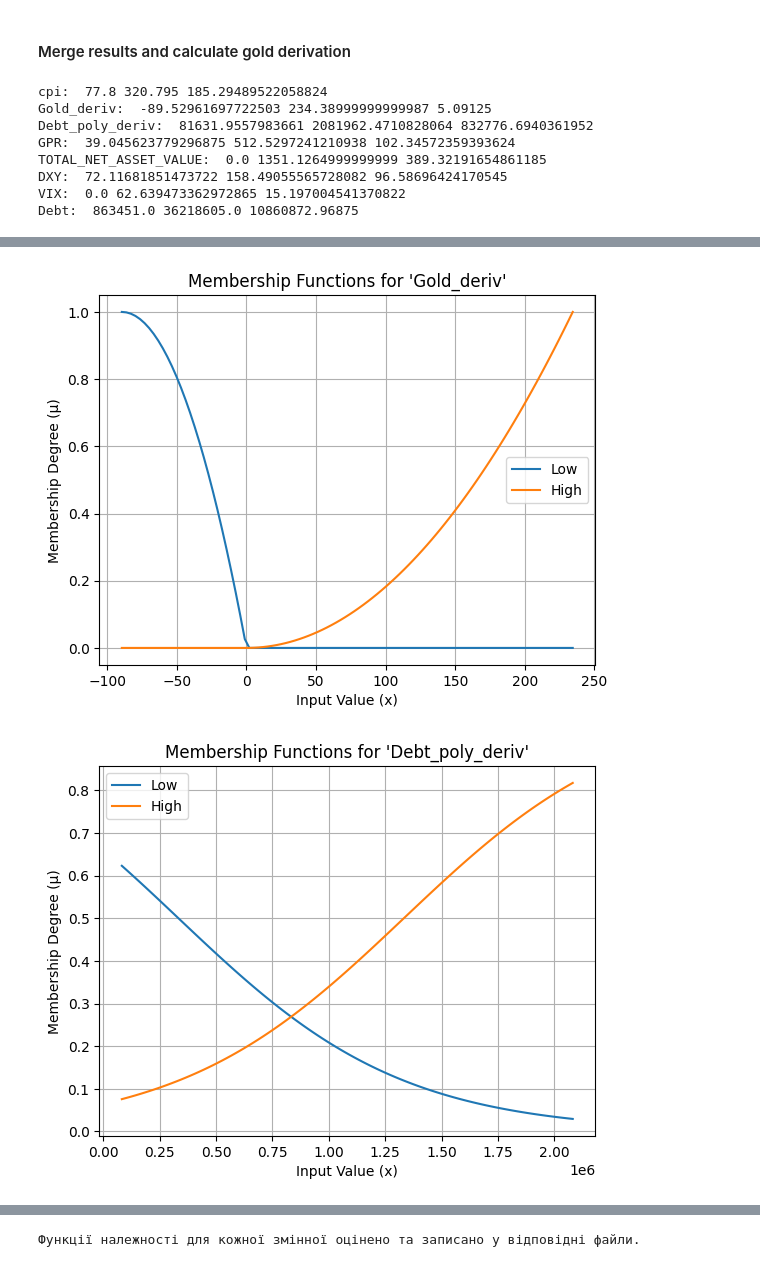
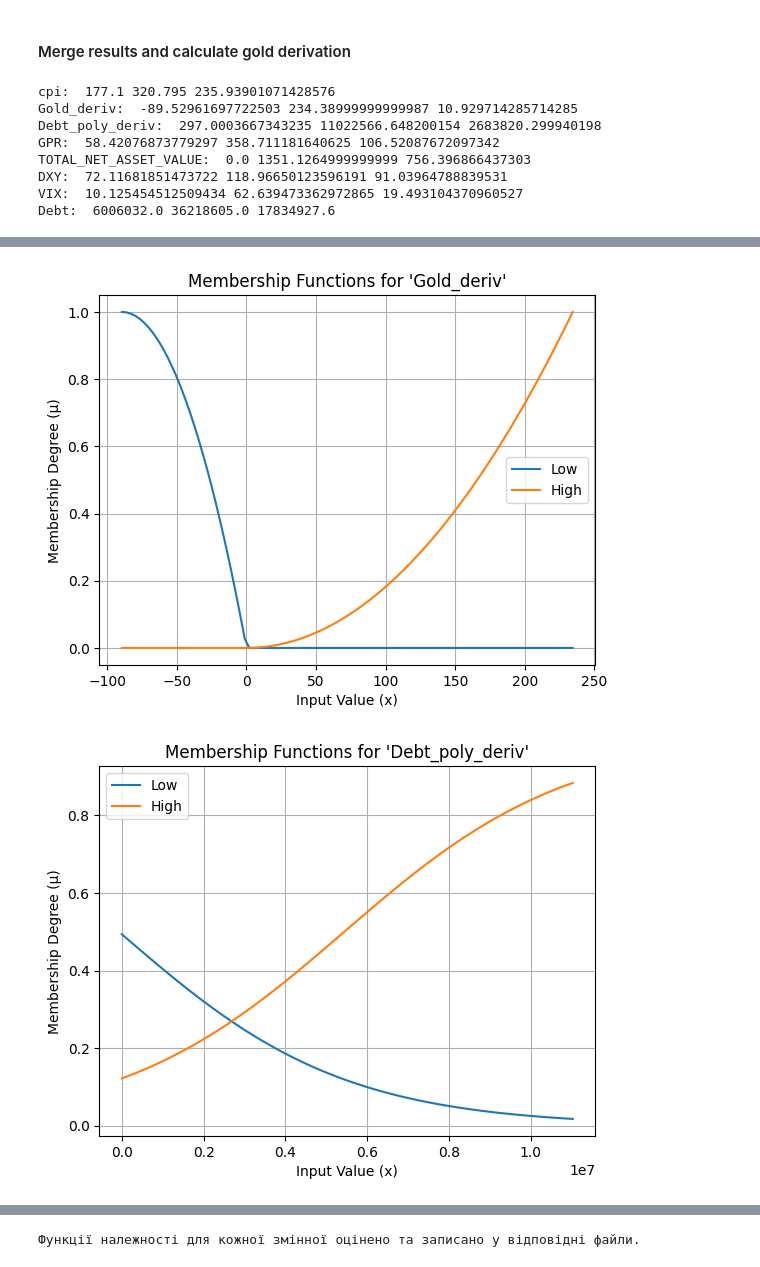
Before and after one commit to Illia-Andrieiev/CourseWork, a Jupyter notebook: main.ipynb, the cells around one changed output, grey strips where cells are left out. Drawn from its saved outputs; the diff is of its cells as text; code cells hidden in the pictures.

```diff
--- a/main.ipynb
+++ b/main.ipynb
@@ -391,7 +388,8 @@ merged = merged.sort_values("Date").reset_index(drop=True)
 merged = merged[merged["Gold"].notna()].reset_index(drop=True)
 
 print(merged.head())  # Inspect merged result
-
+merged = merged.fillna(0)
+merged = merged[merged["Date"] >= "2002-01-01"]
 
 merged.to_csv("data/merged_filtered_data.csv", index=False)
 # %% [output]
@@ -429,7 +427,7 @@ x_year = merged_df['year'].values - merged_df['year'].min()  # Normalize x-axis
 initial_guess_gold = [50, 0.05, 100]
 initial_guess_debt = [67,3,400]
 # Fit gold prices
-popt_gold= pi.general_least_squares_fit(x_year, merged_df['Gold'].values, pi.exponential_func, initial_guess_gold,'exponent', epsilon=1e-6, max_iter=500)
+popt_gold= pi.general_least_squares_fit(x_year, merged_df['Gold'].values, pi.exponential_func, initial_guess_gold,'exponent', epsilon=1e-6, max_iter=2500)
 merged_df['Gold_exponent'] = pi.exponential_func(x_year, *popt_gold)
 
 # Fit USD debt
@@ -437,7 +435,7 @@ popt_debt = pi.general_least_squares_fit(x_year, merged_df['Debt'].values, pi.po
 merged_df['Debt_polynomial'] = pi.polynomial_func(x_year, *popt_debt)
 
 # --- Analytical Derivative ---
-# Derivative of a*exp(b*x) is a*b*exp(b*x)
+# Derivative of a*exp(b*x) + с is a*b*exp(b*x)
 def exponential_derivative(x, a, b,c):
     return a * b * np.exp(b * x)
 
@@ -454,10 +452,14 @@ merged_df['Gold_exponent_deriv'] = merged_df['Gold_exponent_deriv'] / merged_df[
 
 # --- Plotting ---
 print(merged_df.columns)
-debt_plot = dv.plot_dataframe(merged_df,'year', 'Gold',else_y_cols=['Debt','Gold_exponent', 'Gold_exponent_deriv','Debt_poly_deriv','Debt_polynomial'])
+debt_plot = dv.plot_dataframe(merged_df,'year', 'Gold',else_y_cols=['Gold_exponent', 'Debt_poly_deriv','Debt_polynomial'])
 debt_plot.show()
 
-print(pi.exponential_func(max(x_year)+1.6, *popt_gold))
+print(popt_gold)
+print(x_year)
+print(pi.exponential_func(max(x_year)+0.0834, *popt_gold))
+print(pi.exponential_func(max(x_year)+0.5, *popt_gold))
+print(pi.exponential_func(max(x_year)+1, *popt_gold))
 # %% [output]
 Index(['year', 'Gold', 'Debt', 'Gold_exponent', 'Debt_polynomial',
        'Debt_poly_deriv', 'Gold_exponent_deriv'],
@@ -521,8 +527,7 @@ merged['Gold_deriv'] = numerical_derivative_array(y, x)
 # %%
 import FuzzyLogic as fl
 #merged = merged.dropna()
-merged = merged.fillna(0)
-merged = merged[merged["Date"] >= "1980-01-01"]
+
 print("cpi: ",merged["CPI"].min(), merged["CPI"].max(), merged["CPI"].mean())
 print("Gold_deriv: ",merged["Gold_deriv"].min(), merged["Gold_deriv"].max(), merged["Gold_deriv"].mean())
 print("Debt_poly_deriv: ",merged["Debt_poly_deriv"].min(), merged["Debt_poly_deriv"].max(), merged["Debt_poly_deriv"].mean())
@@ -598,7 +603,6 @@ debt_deriv_variable = fl.FuzzyLinguisticVariable("Debt_poly_deriv", (debt_deriv_
 debt_deriv_variable.add_term(fl.FuzzyTerm("Low", fl.sigmoid_function(-1/debt_deriv_spread, debt_deriv_mean - debt_deriv_spread)))
 debt_deriv_variable.add_term(fl.FuzzyTerm("High", fl.sigmoid_function(1/debt_deriv_spread, debt_deriv_mean + debt_deriv_spread)))
 
-# 7. Gold_deriv — спад або ріст з центром у 0 → гаусова
 gold_deriv_min = merged["Gold_deriv"].min()
 gold_deriv_max = merged["Gold_deriv"].max()
 gold_deriv_mean = merged["Gold_deriv"].mean()
@@ -609,7 +613,6 @@ gold_deriv_variable = fl.FuzzyLinguisticVariable("Gold_deriv", (gold_deriv_min,
 gold_deriv_variable.add_term(fl.FuzzyTerm("Low", fl.z_shape_function(gold_deriv_min, 0)))
 gold_deriv_variable.add_term(fl.FuzzyTerm("High", fl.z_shape_function(0, gold_deriv_max,True)))
 
-# 8. CPI — стабільне економічне зростання → сигмоїдна
 cpi_min = merged["CPI"].min()
 cpi_max = merged["CPI"].max()
 cpi_mean = merged["CPI"].mean()
@@ -633,11 +636,11 @@ fl.plot_linguistic_variable(dxy_variable)
 fl.plot_linguistic_variable(vix_variable)
 fl.plot_linguistic_variable(debt_variable)
 # %% [output]
-cpi:  77.8 320.795 185.29489522058824
-Gold_deriv:  -89.52961697722503 234.38999999999987 5.09125
-Debt_poly_deriv:  81631.9557983661 2081962.4710828064 832776.6940361952
-GPR:  39.045623779296875 512.5297241210938 102.34572359393624
-TOTAL_NET_ASSET_VALUE:  0.0 1351.1264999999999 389.32191654861185
-DXY:  72.11681851473722 158.49055565728082 96.58696424170545
-VIX:  0.0 62.639473362972865 15.197004541370822
-Debt:  863451.0 36218605.0 10860872.96875
+cpi:  177.1 320.795 235.93901071428576
+Gold_deriv:  -89.52961697722503 234.38999999999987 10.929714285714285
+Debt_poly_deriv:  297.0003667343235 11022566.648200154 2683820.299940198
+GPR:  58.42076873779297 358.711181640625 106.52087672097342
+TOTAL_NET_ASSET_VALUE:  0.0 1351.1264999999999 756.396866437303
+DXY:  72.11681851473722 118.96650123596191 91.03964788839531
+VIX:  10.125454512509434 62.639473362972865 19.493104370960527
+Debt:  6006032.0 36218605.0 17834927.6
@@ -645,2 +648,2 @@ Debt:  863451.0 36218605.0 10860872.96875
 [figure]
-[figure, old version]
+[figure, new version]
```
Also changed, not shown: parts of 7 cells of this notebook, 14 other files.
